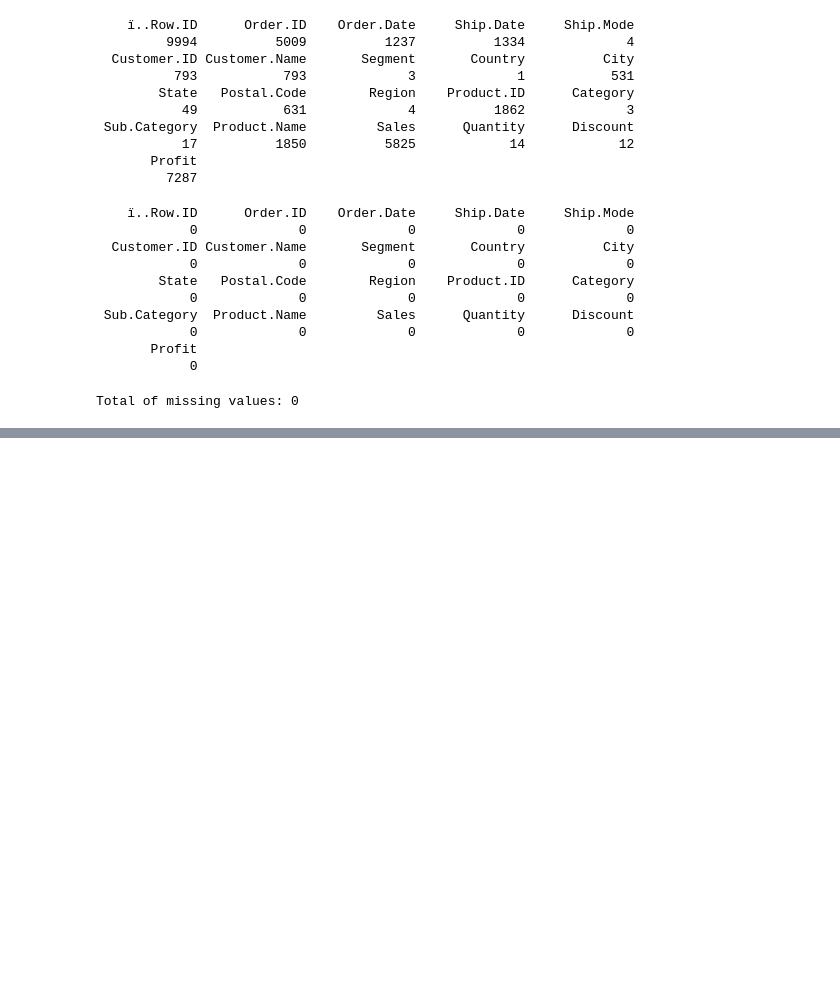
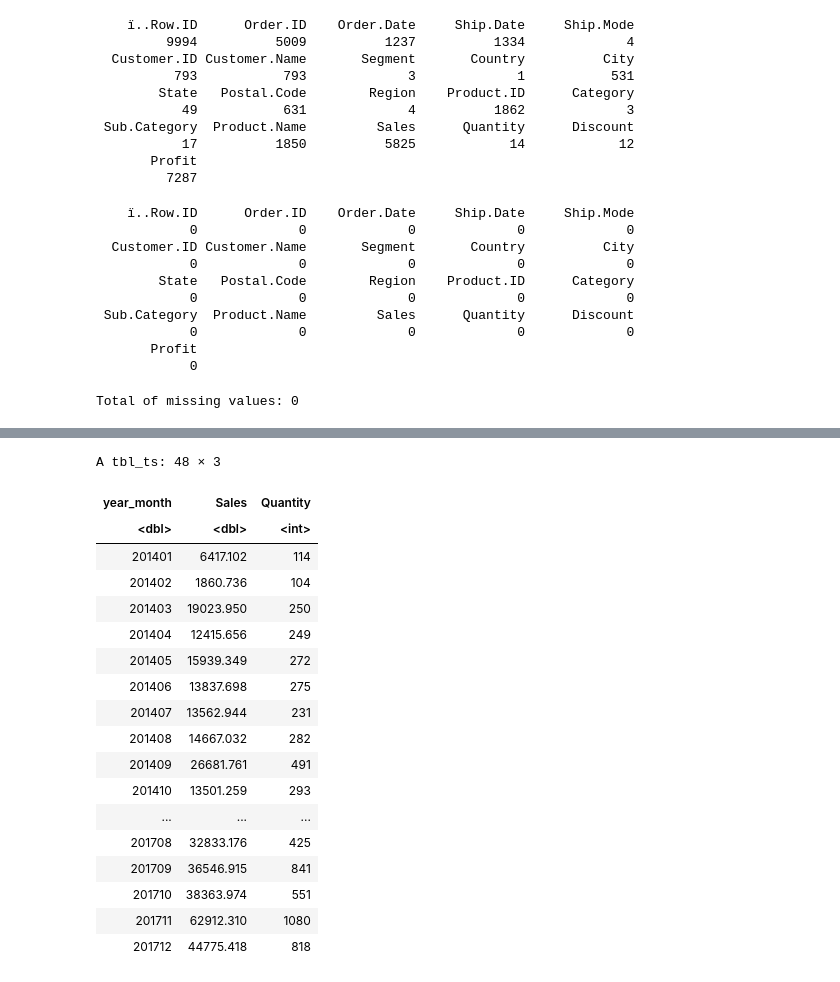
Before and after one commit to tgvp/Time_Series_Forecast, a Jupyter notebook: src/Time_Series.ipynb, the cells around one changed output, grey strips where cells are left out. Drawn from its saved outputs; the diff is of its cells as text; code cells hidden in the pictures; blank space fills up the shorter version.

```diff
--- a/src/Time_Series.ipynb
+++ b/src/Time_Series.ipynb
@@ -123,0 +192,33 @@ Total of missing values: 0
+# %%
+# Criar uma nova coluna com o ano e mês
+tsib <- tsib %>%
+
+  # multiplicando por 100 pra criar uma valor sequencial
+  mutate(year_month = year(Order.Date) * 100 + month(Order.Date))
+
+# Agregar os dados por mês
+tsib_monthly <- tsib %>%
+  index_by(year_month) %>%
+  summarise(Sales = sum(Sales), Quantity = sum(Quantity))
+
+tsib_monthly
+# %% [output]
+A tbl_ts: 48 × 3
+| year_month | Sales | Quantity |
+| <dbl> | <dbl> | <int> |
+| 201401 | 6417.102 | 114 |
+| 201402 | 1860.736 | 104 |
+| 201403 | 19023.950 | 250 |
+| 201404 | 12415.656 | 249 |
+| 201405 | 15939.349 | 272 |
+| 201406 | 13837.698 | 275 |
+| 201407 | 13562.944 | 231 |
+| 201408 | 14667.032 | 282 |
+| 201409 | 26681.761 | 491 |
+| 201410 | 13501.259 | 293 |
+| ... | ... | ... |
+| 201708 | 32833.176 | 425 |
+| 201709 | 36546.915 | 841 |
+| 201710 | 38363.974 | 551 |
+| 201711 | 62912.310 | 1080 |
+| 201712 | 44775.418 | 818 |
```
Also changed, not shown: parts of 12 cells of this notebook.
